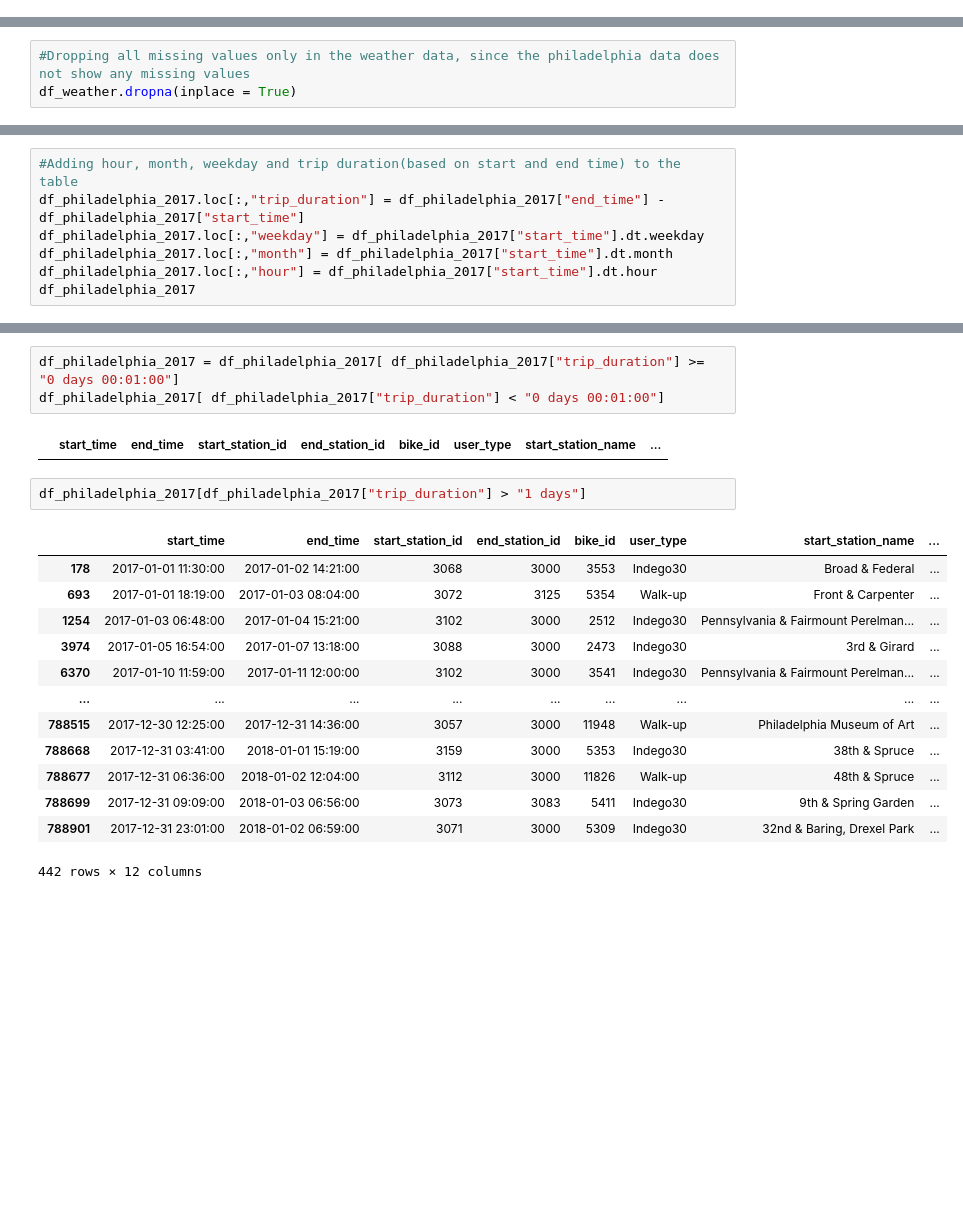
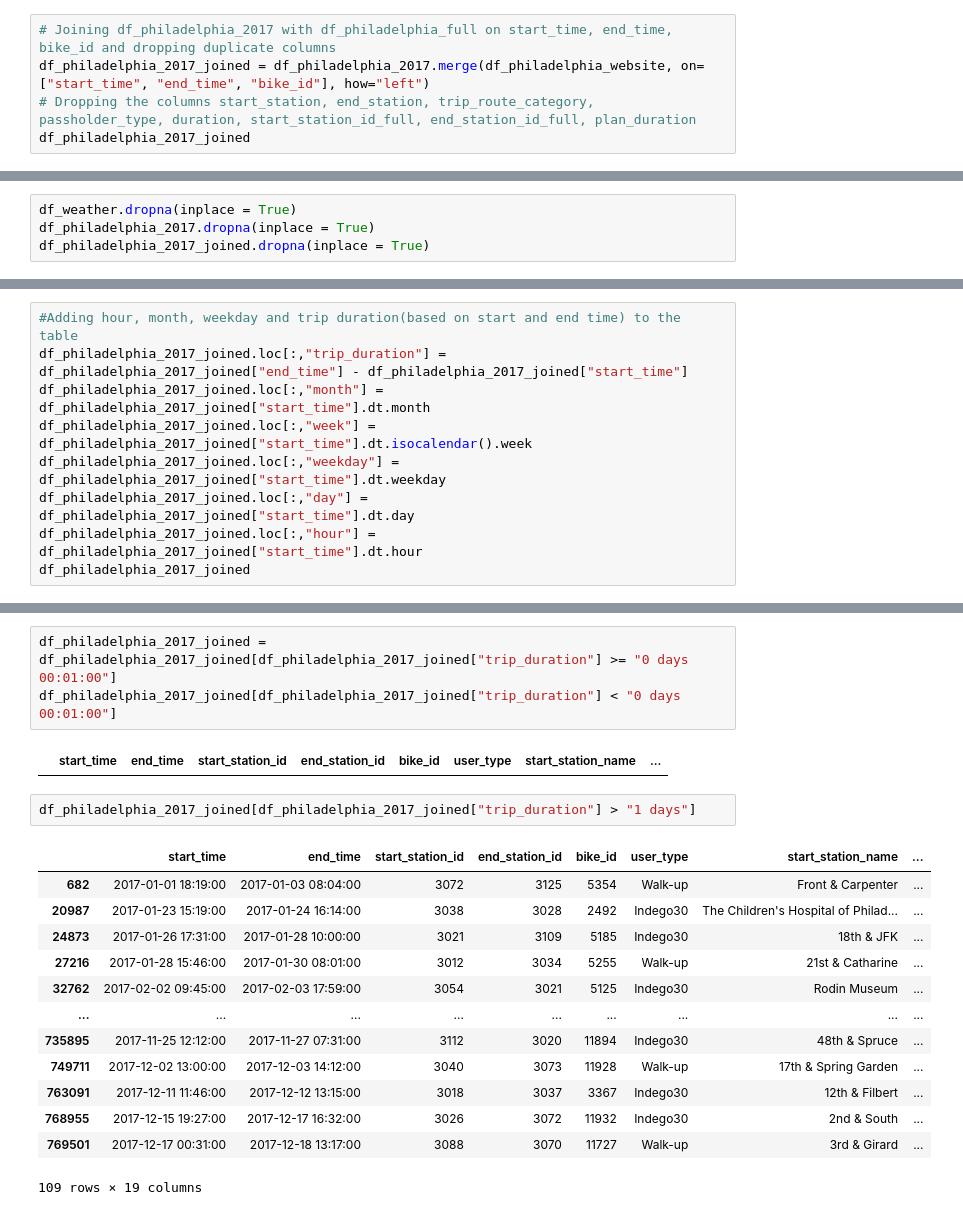
Before and after one commit to yassinehammou27/intentionally_blank, a Jupyter notebook: Team Assignment - Intentionally Blank.ipynb, the cells around one changed output, grey strips where cells are left out. Cells and saved outputs as stored; diff of their text form; blank space fills up the shorter version.

Commit message:
Added additional columns to the datasets/interpolation to the weather data

```diff
--- a/Team Assignment - Intentionally Blank.ipynb
+++ b/Team Assignment - Intentionally Blank.ipynb
@@ -72,0 +90,5 @@ df_weather
+# %%
+# Joining df_philadelphia_2017 with df_philadelphia_full on start_time, end_time, bike_id and dropping duplicate columns
+df_philadelphia_2017_joined = df_philadelphia_2017.merge(df_philadelphia_website, on=["start_time", "end_time", "bike_id"], how="left")
+# Dropping the columns start_station, end_station, trip_route_category, passholder_type, duration, start_station_id_full, end_station_id_full, plan_duration
+df_philadelphia_2017_joined
@@ -92,3 +141,4 @@ display(df_philadelphia_2017[df_philadelphia_2017.isnull().any(axis = 1)])
 # %%
-#Dropping all missing values only in the weather data, since the philadelphia data does not show any missing values
 df_weather.dropna(inplace = True)
+df_philadelphia_2017.dropna(inplace = True)
+df_philadelphia_2017_joined.dropna(inplace = True)
@@ -157,10 +177,12 @@ df_weather_2017
 # %%
 #Adding hour, month, weekday and trip duration(based on start and end time) to the table
-df_philadelphia_2017.loc[:,"trip_duration"] = df_philadelphia_2017["end_time"] - df_philadelphia_2017["start_time"]
-df_philadelphia_2017.loc[:,"weekday"] = df_philadelphia_2017["start_time"].dt.weekday
-df_philadelphia_2017.loc[:,"month"] = df_philadelphia_2017["start_time"].dt.month
-df_philadelphia_2017.loc[:,"hour"] = df_philadelphia_2017["start_time"].dt.hour
-df_philadelphia_2017
+df_philadelphia_2017_joined.loc[:,"trip_duration"] = df_philadelphia_2017_joined["end_time"] - df_philadelphia_2017_joined["start_time"]
+df_philadelphia_2017_joined.loc[:,"month"] = df_philadelphia_2017_joined["start_time"].dt.month
+df_philadelphia_2017_joined.loc[:,"week"] = df_philadelphia_2017_joined["start_time"].dt.isocalendar().week
+df_philadelphia_2017_joined.loc[:,"weekday"] = df_philadelphia_2017_joined["start_time"].dt.weekday
+df_philadelphia_2017_joined.loc[:,"day"] = df_philadelphia_2017_joined["start_time"].dt.day
+df_philadelphia_2017_joined.loc[:,"hour"] = df_philadelphia_2017_joined["start_time"].dt.hour
+df_philadelphia_2017_joined
 # %% [output]
 |  | start_time | end_time | start_station_id | end_station_id | bike_id | user_type | start_station_name | ... |
 | 0 | 2017-01-01 00:05:00 | 2017-01-01 00:16:00 | 3046 | 3041 | 5347 | Indego30 | 2nd & Market | ... |
@@ -185,22 +207,22 @@ df_philadelphia_2017[ df_philadelphia_2017["trip_duration"] < "0 days 00:01:00"]
 # %%
-df_philadelphia_2017 = df_philadelphia_2017[ df_philadelphia_2017["trip_duration"] >= "0 days 00:01:00"]
-df_philadelphia_2017[ df_philadelphia_2017["trip_duration"] < "0 days 00:01:00"]
+df_philadelphia_2017_joined = df_philadelphia_2017_joined[df_philadelphia_2017_joined["trip_duration"] >= "0 days 00:01:00"]
+df_philadelphia_2017_joined[df_philadelphia_2017_joined["trip_duration"] < "0 days 00:01:00"]
 # %% [output]
 |  | start_time | end_time | start_station_id | end_station_id | bike_id | user_type | start_station_name | ... |
 # %%
-df_philadelphia_2017[df_philadelphia_2017["trip_duration"] > "1 days"]
+df_philadelphia_2017_joined[df_philadelphia_2017_joined["trip_duration"] > "1 days"]
 # %% [output]
 |  | start_time | end_time | start_station_id | end_station_id | bike_id | user_type | start_station_name | ... |
-| 178 | 2017-01-01 11:30:00 | 2017-01-02 14:21:00 | 3068 | 3000 | 3553 | Indego30 | Broad & Federal | ... |
-| 693 | 2017-01-01 18:19:00 | 2017-01-03 08:04:00 | 3072 | 3125 | 5354 | Walk-up | Front & Carpenter | ... |
-| 1254 | 2017-01-03 06:48:00 | 2017-01-04 15:21:00 | 3102 | 3000 | 2512 | Indego30 | Pennsylvania & Fairmount Perelman... | ... |
-| 3974 | 2017-01-05 16:54:00 | 2017-01-07 13:18:00 | 3088 | 3000 | 2473 | Indego30 | 3rd & Girard | ... |
-| 6370 | 2017-01-10 11:59:00 | 2017-01-11 12:00:00 | 3102 | 3000 | 3541 | Indego30 | Pennsylvania & Fairmount Perelman... | ... |
+| 682 | 2017-01-01 18:19:00 | 2017-01-03 08:04:00 | 3072 | 3125 | 5354 | Walk-up | Front & Carpenter | ... |
+| 20987 | 2017-01-23 15:19:00 | 2017-01-24 16:14:00 | 3038 | 3028 | 2492 | Indego30 | The Children's Hospital of Philad... | ... |
+| 24873 | 2017-01-26 17:31:00 | 2017-01-28 10:00:00 | 3021 | 3109 | 5185 | Indego30 | 18th & JFK | ... |
+| 27216 | 2017-01-28 15:46:00 | 2017-01-30 08:01:00 | 3012 | 3034 | 5255 | Walk-up | 21st & Catharine | ... |
+| 32762 | 2017-02-02 09:45:00 | 2017-02-03 17:59:00 | 3054 | 3021 | 5125 | Indego30 | Rodin Museum | ... |
 | ... | ... | ... | ... | ... | ... | ... | ... | ... |
-| 788515 | 2017-12-30 12:25:00 | 2017-12-31 14:36:00 | 3057 | 3000 | 11948 | Walk-up | Philadelphia Museum of Art | ... |
-| 788668 | 2017-12-31 03:41:00 | 2018-01-01 15:19:00 | 3159 | 3000 | 5353 | Indego30 | 38th & Spruce | ... |
-| 788677 | 2017-12-31 06:36:00 | 2018-01-02 12:04:00 | 3112 | 3000 | 11826 | Walk-up | 48th & Spruce | ... |
-| 788699 | 2017-12-31 09:09:00 | 2018-01-03 06:56:00 | 3073 | 3083 | 5411 | Indego30 | 9th & Spring Garden | ... |
-| 788901 | 2017-12-31 23:01:00 | 2018-01-02 06:59:00 | 3071 | 3000 | 5309 | Indego30 | 32nd & Baring, Drexel Park | ... |
+| 735895 | 2017-11-25 12:12:00 | 2017-11-27 07:31:00 | 3112 | 3020 | 11894 | Indego30 | 48th & Spruce | ... |
+| 749711 | 2017-12-02 13:00:00 | 2017-12-03 14:12:00 | 3040 | 3073 | 11928 | Walk-up | 17th & Spring Garden | ... |
+| 763091 | 2017-12-11 11:46:00 | 2017-12-12 13:15:00 | 3018 | 3037 | 3367 | Indego30 | 12th & Filbert | ... |
+| 768955 | 2017-12-15 19:27:00 | 2017-12-17 16:32:00 | 3026 | 3072 | 11932 | Indego30 | 2nd & South | ... |
+| 769501 | 2017-12-17 00:31:00 | 2017-12-18 13:17:00 | 3088 | 3070 | 11727 | Walk-up | 3rd & Girard | ... |
-442 rows × 12 columns
+109 rows × 19 columns
 # %%
```
Also changed, not shown: parts of 23 cells of this notebook.
